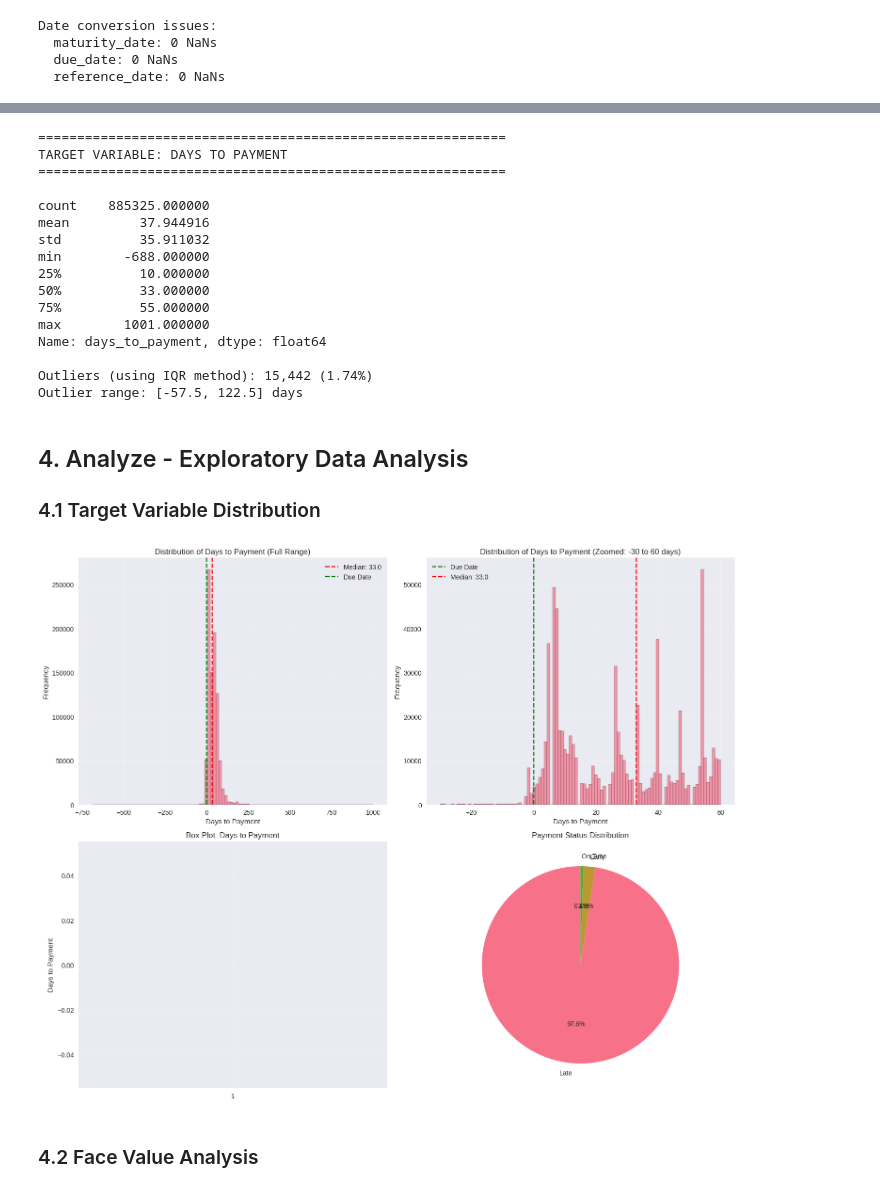
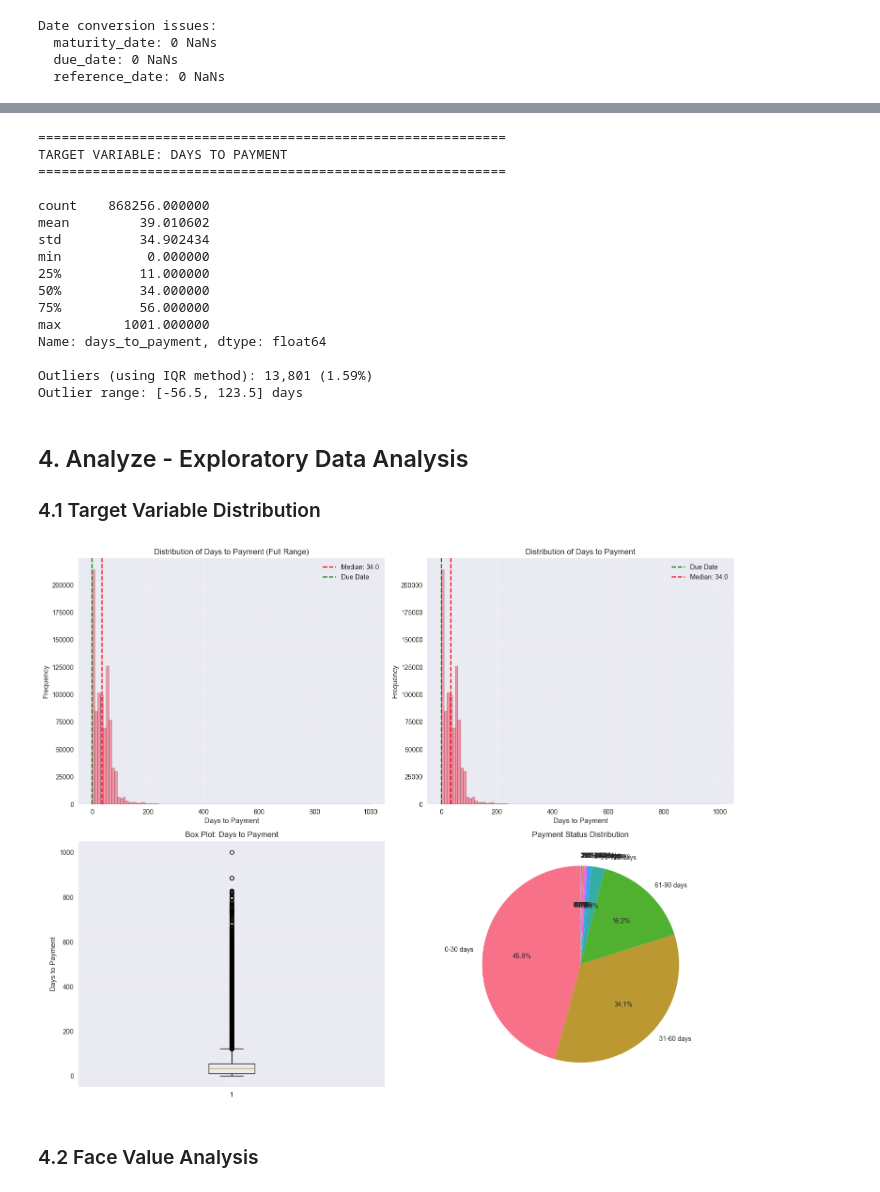
Before and after one commit to ClessonR/credit_payment_receivables, a Jupyter notebook: notebooks/eda.ipynb, the cells around one changed output, grey strips where cells are left out. Cells and saved outputs as stored; diff of their text form; code cells hidden in the pictures.

```diff
--- a/notebooks/eda.ipynb
+++ b/notebooks/eda.ipynb
@@ -175,15 +190,38 @@ Date conversion issues:
 # Only for settled assets
 df_assets_settled = df_assets[df_assets['settled_at'].notna()].copy()
 df_assets_settled['days_to_payment'] = (df_assets_settled['settled_at'] - df_assets_settled['created_at']).dt.days
+total_assets = len(df_assets_settled)
 
-# Payment status categories
+print(f"Settled assets before dropping negatives values: {len(df_assets_settled):,}")
+# I will drop rows with negative days to payment, as they are invalid
+df_assets_settled = df_assets_settled[df_assets_settled['days_to_payment'] >= 0]
+print(f"After dropping negatives values: ,{len(df_assets_settled):,}")
+total_assets_new = len(df_assets_settled)
+
+total_assets_dropped = total_assets - total_assets_new
+print(f"Total assets dropped: {total_assets_dropped:,}")
+
+# Payment status categories (30-day intervals representing months)
 df_assets_settled['payment_status'] = pd.cut(
     df_assets_settled['days_to_payment'],
-    bins=[-np.inf, -1, 0, np.inf],
-    labels=['Early', 'On Time', 'Late']
+    bins=[0, 30, 60, 90, 120, 150, 180, 210, 240, 270, 300, 330, 360, np.inf],
+    labels=[
+        '0-30 days',
+        '31-60 days',
+        '61-90 days',
+        '91-120 days',
+        '121-150 days',
+        '151-180 days',
+        '181-210 days',
+        '211-240 days',
+        '241-270 days',
+        '271-300 days',
+        '301-330 days',
+        '331-360 days',
+        '360+ days'
+    ]
 )
 
-print(f"Settled assets: {len(df_assets_settled):,}")
 print(f"\nPayment Status Distribution:")
 print(df_assets_settled['payment_status'].value_counts())
 print(f"\nPercentage:")
@@ -227,18 +282,18 @@ print(f"Outlier range: [{lower_bound:.1f}, {upper_bound:.1f}] days")
 TARGET VARIABLE: DAYS TO PAYMENT
 ============================================================
 
-count    885325.000000
-mean         37.944916
-std          35.911032
-min        -688.000000
-25%          10.000000
-50%          33.000000
-75%          55.000000
+count    868256.000000
+mean         39.010602
+std          34.902434
+min           0.000000
+25%          11.000000
+50%          34.000000
+75%          56.000000
 max        1001.000000
 Name: days_to_payment, dtype: float64
 
-Outliers (using IQR method): 15,442 (1.74%)
-Outlier range: [-57.5, 122.5] days
+Outliers (using IQR method): 13,801 (1.59%)
+Outlier range: [-56.5, 123.5] days
 # %% [markdown]
 ## 4. Analyze - Exploratory Data Analysis
 
@@ -253,37 +308,37 @@ axes[0, 0].axvline(df_assets_settled['days_to_payment'].median(), color='red', l
                    label=f'Median: {df_assets_settled["days_to_payment"].median():.1f}')
 axes[0, 0].axvline(0, color='green', linestyle='--', label='Due Date')
 axes[0, 0].set_xlabel('Days to Payment')
 axes[0, 0].set_ylabel('Frequency')
 axes[0, 0].set_title('Distribution of Days to Payment (Full Range)')
 axes[0, 0].legend()
 axes[0, 0].grid(True, alpha=0.3)
 
-# Histogram (zoomed to -30 to 60 days)
-axes[0, 1].hist(df_assets_settled['days_to_payment'], bins=100, range=(-30, 60), edgecolor='black', alpha=0.7)
+# Histogram
+axes[0, 1].hist(df_assets_settled['days_to_payment'], bins=100, edgecolor='black', alpha=0.7)
 axes[0, 1].axvline(0, color='green', linestyle='--', label='Due Date')
 axes[0, 1].axvline(df_assets_settled['days_to_payment'].median(), color='red', linestyle='--',
                    label=f'Median: {df_assets_settled["days_to_payment"].median():.1f}')
 axes[0, 1].set_xlabel('Days to Payment')
 axes[0, 1].set_ylabel('Frequency')
-axes[0, 1].set_title('Distribution of Days to Payment (Zoomed: -30 to 60 days)')
+axes[0, 1].set_title('Distribution of Days to Payment')
 axes[0, 1].legend()
 axes[0, 1].grid(True, alpha=0.3)
 
 # Box plot
 axes[1, 0].boxplot(df_assets_settled['days_to_payment'], vert=True)
 axes[1, 0].set_ylabel('Days to Payment')
 axes[1, 0].set_title('Box Plot: Days to Payment')
 axes[1, 0].grid(True, alpha=0.3)
 
 # Payment status pie chart
 payment_counts = df_assets_settled['payment_status'].value_counts()
 axes[1, 1].pie(payment_counts.values, labels=payment_counts.index, autopct='%1.1f%%', startangle=90)
 axes[1, 1].set_title('Payment Status Distribution')
 
 plt.tight_layout()
 plt.show()
 # %% [output]
-[figure, old version]
+[figure, new version]
 # %% [markdown]
 ### 4.2 Face Value Analysis
 # %%
```
Also changed, not shown: parts of 18 cells of this notebook.
